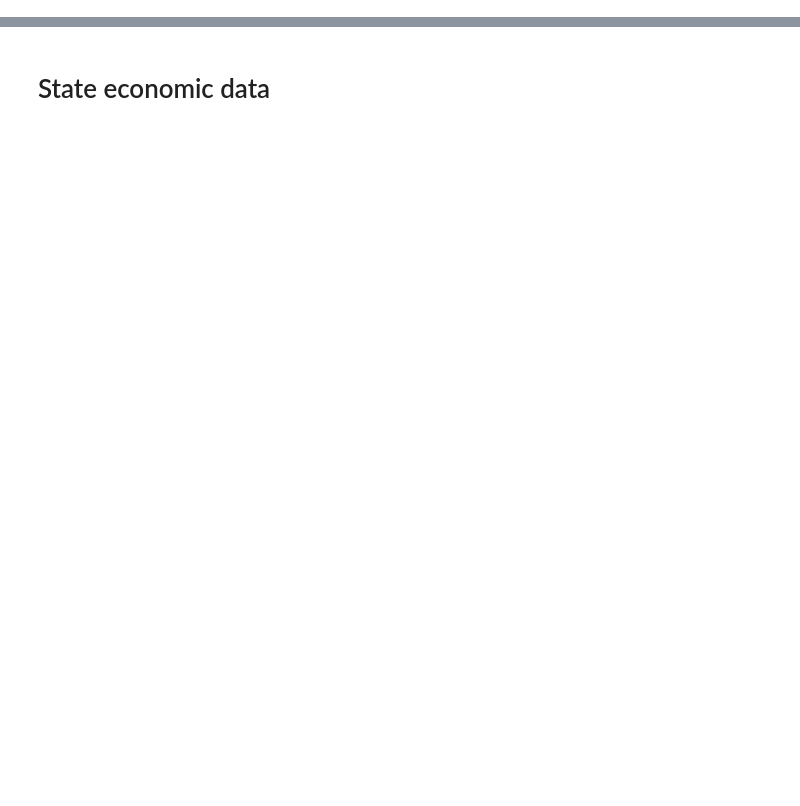
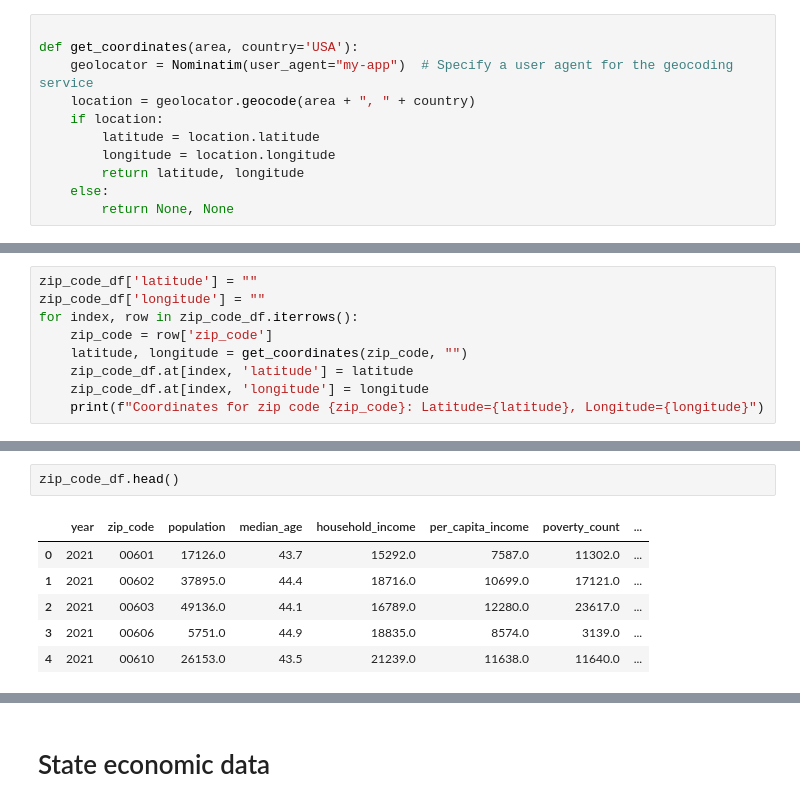
Before and after one commit to Master-Leo/Data-Engineering-Project, a Jupyter notebook: Test_code/census_api_test.ipynb, the cells around one changed output, grey strips where cells are left out. Saved outputs shown, nothing was run; the diff lists cells and outputs as text; blank space fills up the shorter version.

```diff
--- a/Test_code/census_api_test.ipynb
+++ b/Test_code/census_api_test.ipynb
@@ -17,0 +20,11 @@ c = Census(api_key, year=2021)
+# %%
+
+def get_coordinates(area, country='USA'):
+    geolocator = Nominatim(user_agent="my-app")  # Specify a user agent for the geocoding service
+    location = geolocator.geocode(area + ", " + country)
+    if location:
+        latitude = location.latitude
+        longitude = location.longitude
+        return latitude, longitude
+    else:
+        return None, None
@@ -17,0 +266,9 @@ c = Census(api_key, year=2021)
+# %%
+zip_code_df['latitude'] = ""
+zip_code_df['longitude'] = ""
+for index, row in zip_code_df.iterrows():
+    zip_code = row['zip_code']
+    latitude, longitude = get_coordinates(zip_code, "")
+    zip_code_df.at[index, 'latitude'] = latitude
+    zip_code_df.at[index, 'longitude'] = longitude
+    print(f"Coordinates for zip code {zip_code}: Latitude={latitude}, Longitude={longitude}")
@@ -17,0 +411,9 @@ c = Census(api_key, year=2021)
+# %%
+zip_code_df.head()
+# %% [output]
+|  | year | zip_code | population | median_age | household_income | per_capita_income | poverty_count | ... |
+| 0 | 2021 | 00601 | 17126.0 | 43.7 | 15292.0 | 7587.0 | 11302.0 | ... |
+| 1 | 2021 | 00602 | 37895.0 | 44.4 | 18716.0 | 10699.0 | 17121.0 | ... |
+| 2 | 2021 | 00603 | 49136.0 | 44.1 | 16789.0 | 12280.0 | 23617.0 | ... |
+| 3 | 2021 | 00606 | 5751.0 | 44.9 | 18835.0 | 8574.0 | 3139.0 | ... |
+| 4 | 2021 | 00610 | 26153.0 | 43.5 | 21239.0 | 11638.0 | 11640.0 | ... |
```
Also changed, not shown: parts of 34 cells of this notebook, 14 other files.
